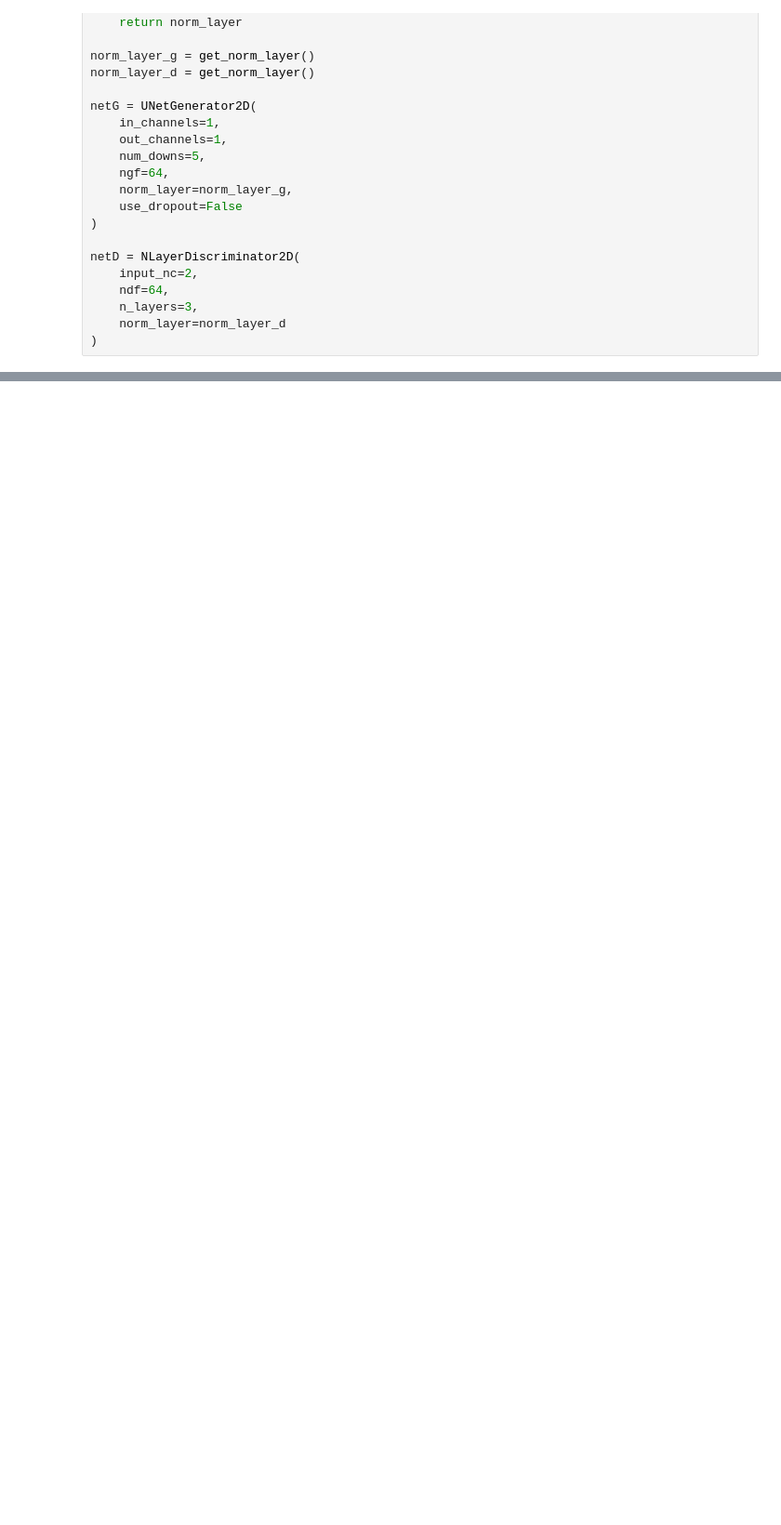
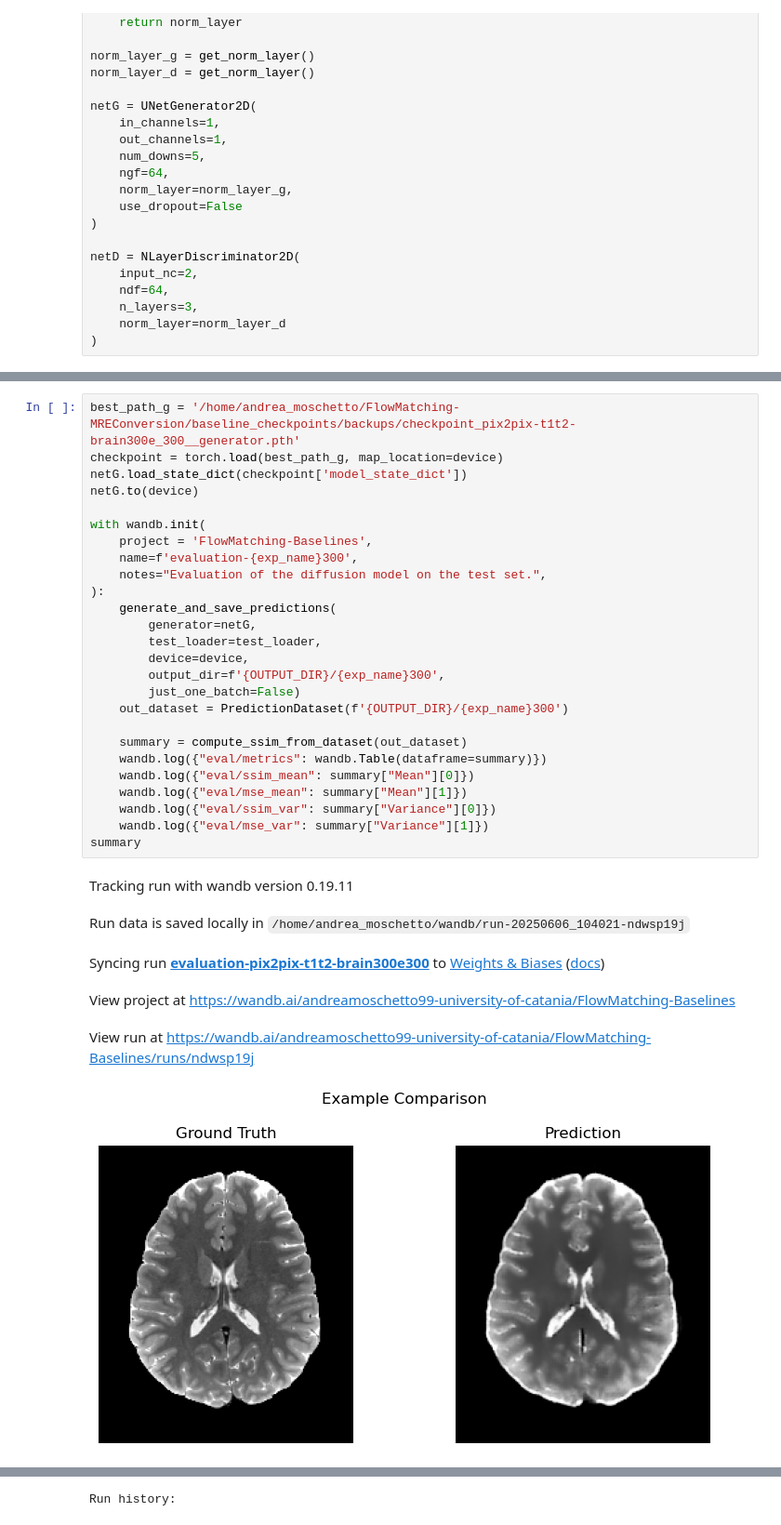
Before and after one commit to AndreaMoschetto/medical-I2I-benchmark, a Jupyter notebook: pix2pix_t1t2.ipynb, the cells around one changed output, grey strips where cells are left out. Shown at 93% size. Saved outputs shown, nothing was run; the diff lists cells and outputs as text; blank space fills up the shorter version.

```diff
--- a/pix2pix_t1t2.ipynb
+++ b/pix2pix_t1t2.ipynb
@@ -665,0 +729,33 @@ with wandb.init(
+# %%
+best_path_g = '/home/andrea_moschetto/FlowMatching-MREConversion/baseline_checkpoints/backups/checkpoint_pix2pix-t1t2-brain300e_300__generator.pth'
+checkpoint = torch.load(best_path_g, map_location=device)
+netG.load_state_dict(checkpoint['model_state_dict'])
+netG.to(device)
+
+with wandb.init(
+    project = 'FlowMatching-Baselines',
+    name=f'evaluation-{exp_name}300',
+    notes="Evaluation of the diffusion model on the test set.",
+):
+    generate_and_save_predictions(
+        generator=netG,
+        test_loader=test_loader,
+        device=device,
+        output_dir=f'{OUTPUT_DIR}/{exp_name}300',
+        just_one_batch=False)
+    out_dataset = PredictionDataset(f'{OUTPUT_DIR}/{exp_name}300')
+
+    summary = compute_ssim_from_dataset(out_dataset)
+    wandb.log({"eval/metrics": wandb.Table(dataframe=summary)})
+    wandb.log({"eval/ssim_mean": summary["Mean"][0]})
+    wandb.log({"eval/mse_mean": summary["Mean"][1]})
+    wandb.log({"eval/ssim_var": summary["Variance"][0]})
+    wandb.log({"eval/mse_var": summary["Variance"][1]})
+summary
+# %% [output]
+Tracking run with wandb version 0.19.11
+Run data is saved locally in /home/andrea_moschetto/wandb/run-20250606_104021-ndwsp19j
+Syncing run evaluation-pix2pix-t1t2-brain300e300 to Weights & Biases (docs)
+View project at https://wandb.ai/andreamoschetto99-university-of-catania/FlowMatching-Baselines
+View run at https://wandb.ai/andreamoschetto99-university-of-catania/FlowMatching-Baselines/runs/ndwsp19j
+[figure, added]
@@ -665,0 +763 @@ with wandb.init(
+Run history:
```
Also changed, not shown: parts of 14 cells of this notebook, 4 other files.
